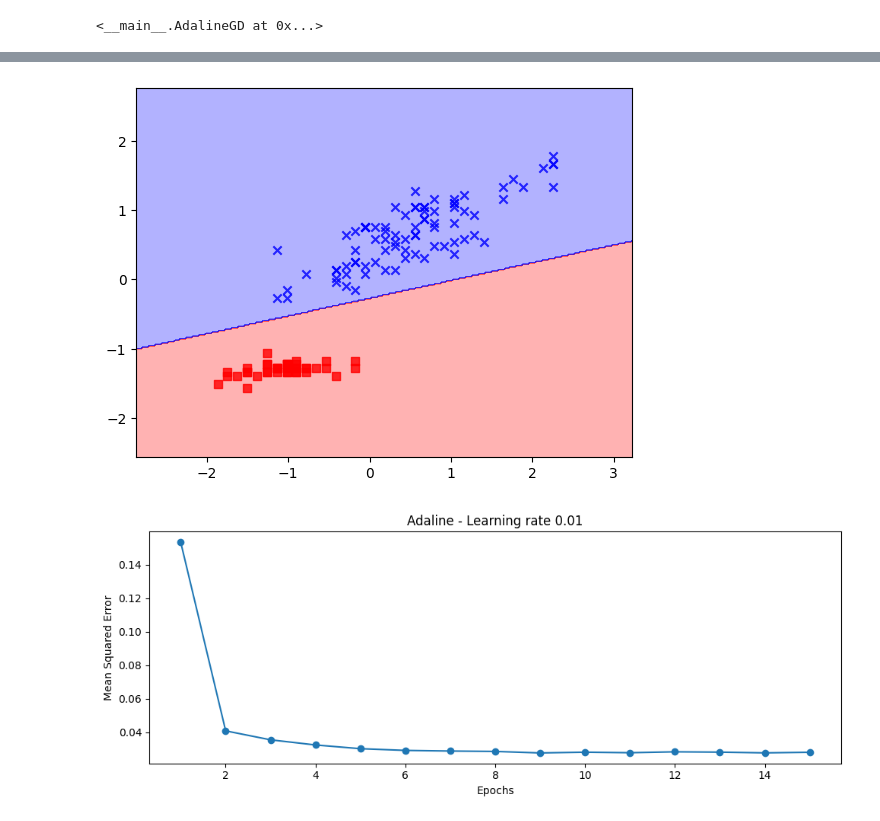
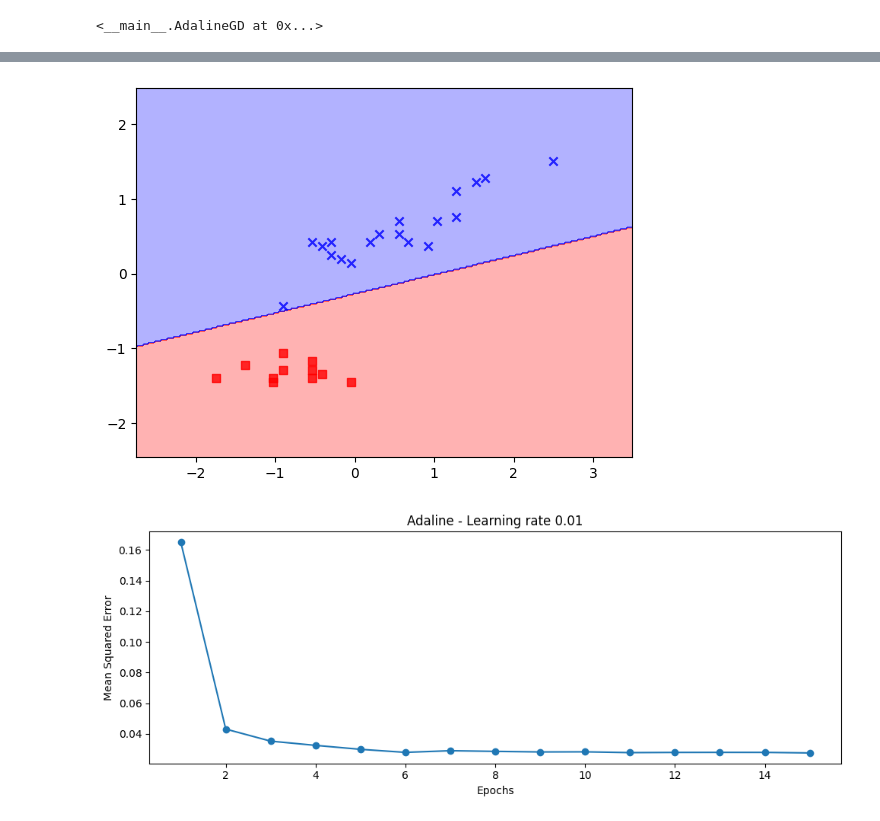
Before and after one commit to hieundx/ML-pytorch-sklearn, a Jupyter notebook: chapter 2/perceptron.ipynb, the cells around one changed output, grey strips where cells are left out. Drawn from its saved outputs; the diff is of its cells as text; code cells hidden in the pictures.

```diff
--- a/chapter 2/perceptron.ipynb
+++ b/chapter 2/perceptron.ipynb
@@ -273,10 +247,10 @@ X_std = np.copy(X)
 X_std[:, 0] = (X[:, 0] - X[:, 0].mean()) / X[:, 0].std()
 X_std[:, 1] = (X[:, 1] - X[:, 1].mean()) / X[:, 1].std()
 
-X_train, X_test, y_train, y_test = train_test_split(X_std, y, test_size=0.2, random_state=1)
+X_train_std, X_test_std, y_train_std, y_test_std = train_test_split(X_std, y, test_size=0.2, random_state=1)
 # %%
 ada_gd  = AdalineGD(n_iter=20, eta=0.5)
-ada_gd.fit(X_train, y_train)
+ada_gd.fit(X_train_std, y_train_std)
 # %% [output]
 <__main__.AdalineGD at 0x...>
 # %%
@@ -286,3 +260,3 @@ plot_decision_regions(X_train, y_train, classifier=ada_gd)
 # %%
-plot_adaline_learning_rates(X_train, y_train, AdalineGD, learning_rates=[0.01], n_iter=20)
+plot_adaline_learning_rates(X_train_std, y_train_std, AdalineGD, learning_rates=[0.5], n_iter=20)
 # %% [output]
@@ -350,11 +339,11 @@ class AdalineSGD:
         return np.where(self.activation(self.net_input(X)) >= 0.5, 1, 0)
 # %%
 ada_sgd = AdalineSGD(n_iter=15, eta=0.01, random_state=1)
-ada_sgd.fit(X_train, y_train)
-plot_decision_regions(X_train, y_train, classifier=ada_sgd)
+ada_sgd.fit(X_train_std, y_train_std)
+plot_decision_regions(X_test_std, y_test_std, classifier=ada_sgd)
 # %% [output]
-[figure, old version]
+[figure, new version]
 # %%
-plot_adaline_learning_rates(X_train, y_train, AdalineSGD, learning_rates=[0.01])
+plot_adaline_learning_rates(X_train_std, y_train_std, AdalineSGD, learning_rates=[0.01])
 # %% [output]
-[figure, old version]
+[figure, new version]
```
Also changed, not shown: parts of 9 cells of this notebook.
